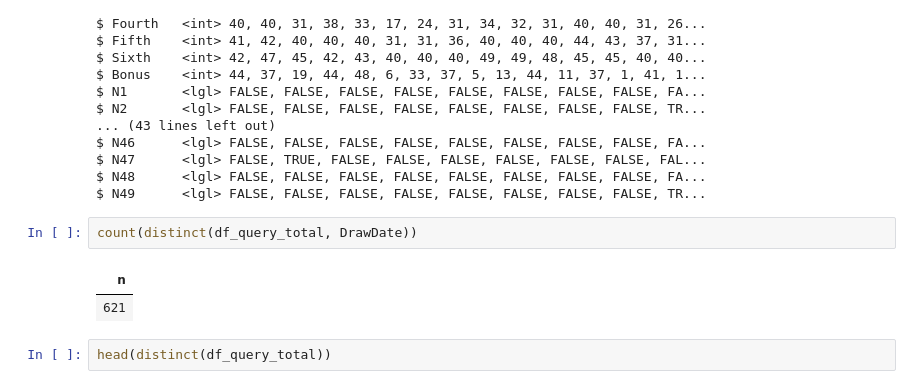
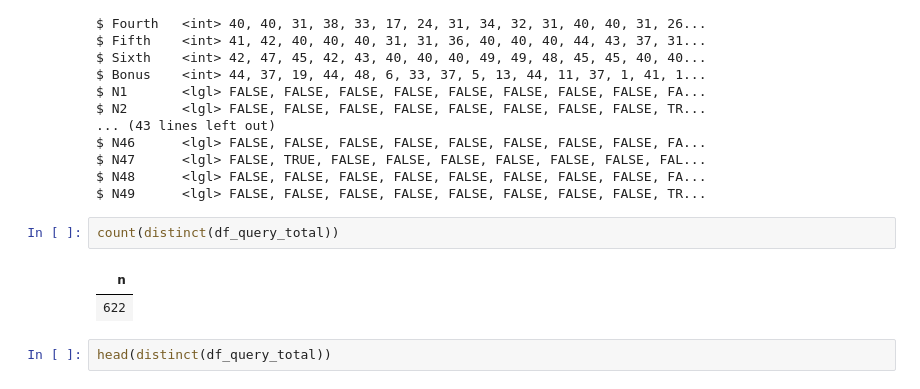
Before and after one commit to tarjin/SpecialProjectsInR, a Jupyter notebook: Lotto649Analysis.ipynb, the cells around one changed output. Drawn from its saved outputs; the diff is of its cells as text.

Commit message:
Updated analysis - distinct draws that match at least two numbers

```diff
--- a/Lotto649Analysis.ipynb
+++ b/Lotto649Analysis.ipynb
@@ -343,10 +343,10 @@ $ N47      <lgl> FALSE, TRUE, FALSE, FALSE, FALSE, FALSE, FALSE, FALSE, FAL...
 $ N48      <lgl> FALSE, FALSE, FALSE, FALSE, FALSE, FALSE, FALSE, FALSE, FA...
 $ N49      <lgl> FALSE, FALSE, FALSE, FALSE, FALSE, FALSE, FALSE, FALSE, TR...
 # %%
-count(distinct(df_query_total, DrawDate))
+count(distinct(df_query_total))
 # %% [output]
 | n |
-| 621 |
+| 622 |
 # %%
 head(distinct(df_query_total))
 # %% [output]
```
Also changed, not shown: parts of 2 cells of this notebook.
